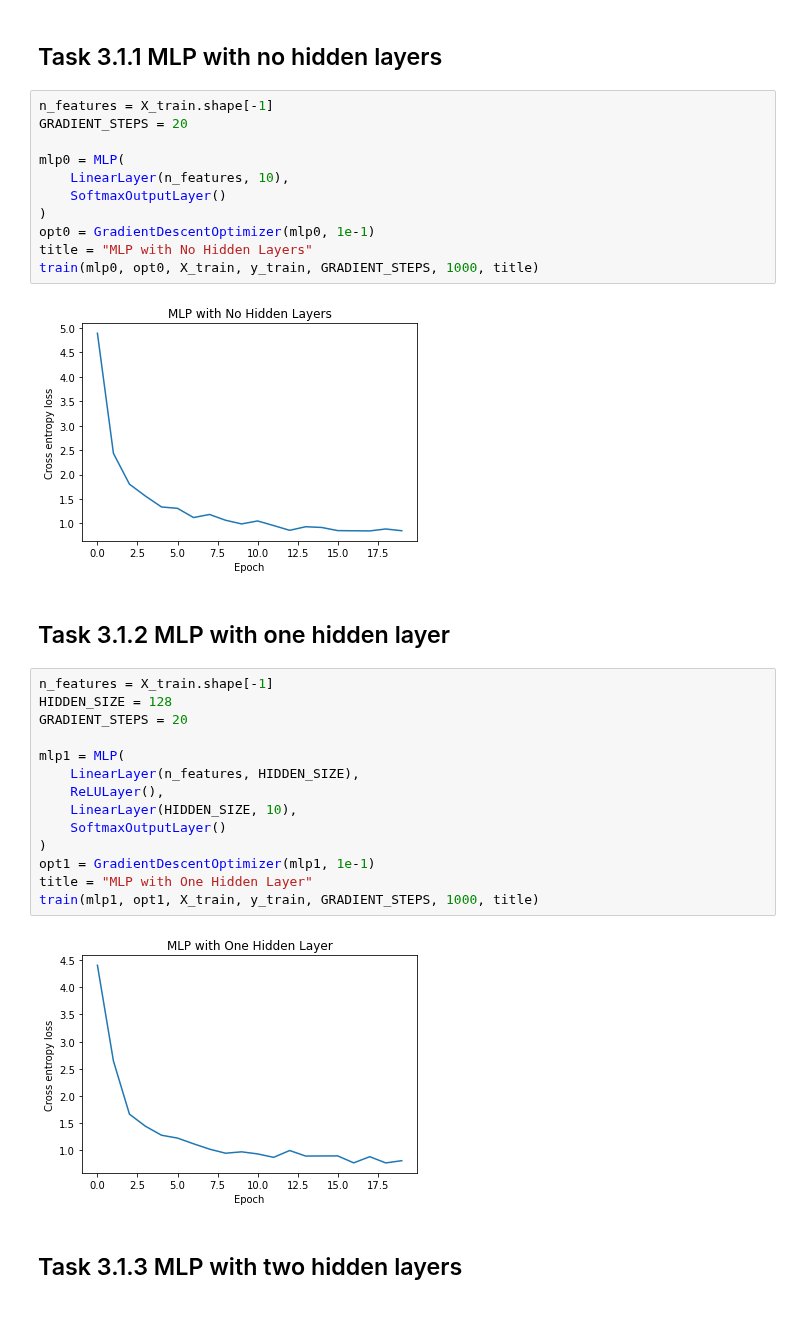
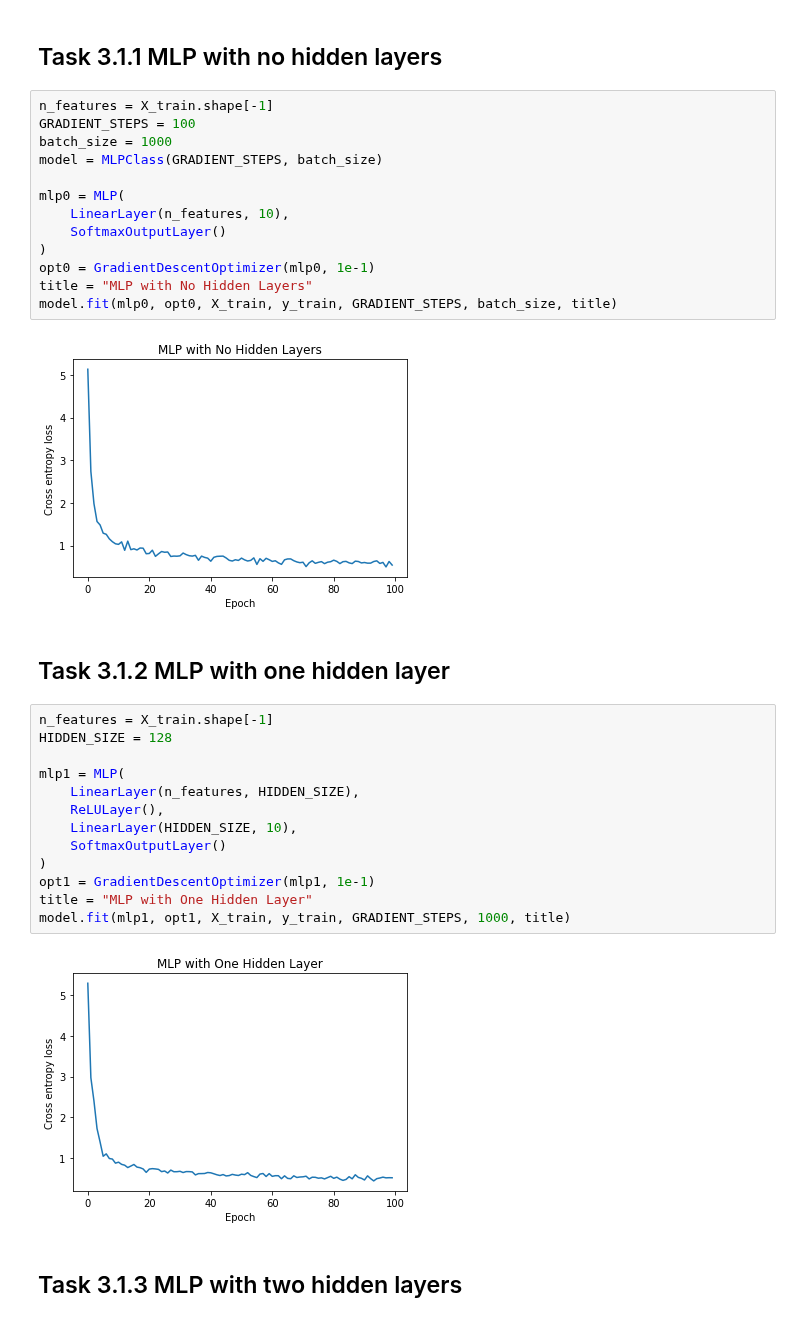
Before and after one commit to acollin19/comp551, a Jupyter notebook: A3/assignment3_group_24.ipynb, the cells around one changed output. Drawn from its saved outputs; the diff is of its cells as text.

```diff
--- a/A3/assignment3_group_24.ipynb
+++ b/A3/assignment3_group_24.ipynb
@@ -210,7 +203,9 @@ def plot_decision_boundary(mlp: MLP, data_x, data_y, batch_size):
 ## Task 3.1.1 MLP with no hidden layers
 # %%
 n_features = X_train.shape[-1]
-GRADIENT_STEPS = 20
+GRADIENT_STEPS = 100
+batch_size = 1000
+model = MLPClass(GRADIENT_STEPS, batch_size)
 
 mlp0 = MLP(
     LinearLayer(n_features, 10),
@@ -218,27 +213,26 @@ mlp0 = MLP(
 )
 opt0 = GradientDescentOptimizer(mlp0, 1e-1)
 title = "MLP with No Hidden Layers"
-train(mlp0, opt0, X_train, y_train, GRADIENT_STEPS, 1000, title)
+model.fit(mlp0, opt0, X_train, y_train, GRADIENT_STEPS, batch_size, title)
 # %% [output]
-[figure, old version]
+[figure, new version]
 # %% [markdown]
 ## Task 3.1.2 MLP with one hidden layer
 # %%
 n_features = X_train.shape[-1]
 HIDDEN_SIZE = 128
-GRADIENT_STEPS = 20
 
 mlp1 = MLP(
     LinearLayer(n_features, HIDDEN_SIZE),
     ReLULayer(),
     LinearLayer(HIDDEN_SIZE, 10),
     SoftmaxOutputLayer()
 )
 opt1 = GradientDescentOptimizer(mlp1, 1e-1)
 title = "MLP with One Hidden Layer"
-train(mlp1, opt1, X_train, y_train, GRADIENT_STEPS, 1000, title)
+model.fit(mlp1, opt1, X_train, y_train, GRADIENT_STEPS, 1000, title)
 # %% [output]
-[figure, old version]
+[figure, new version]
 # %% [markdown]
 ## Task 3.1.3 MLP with two hidden layers
 # %%
```
Also changed, not shown: parts of 30 cells of this notebook.
